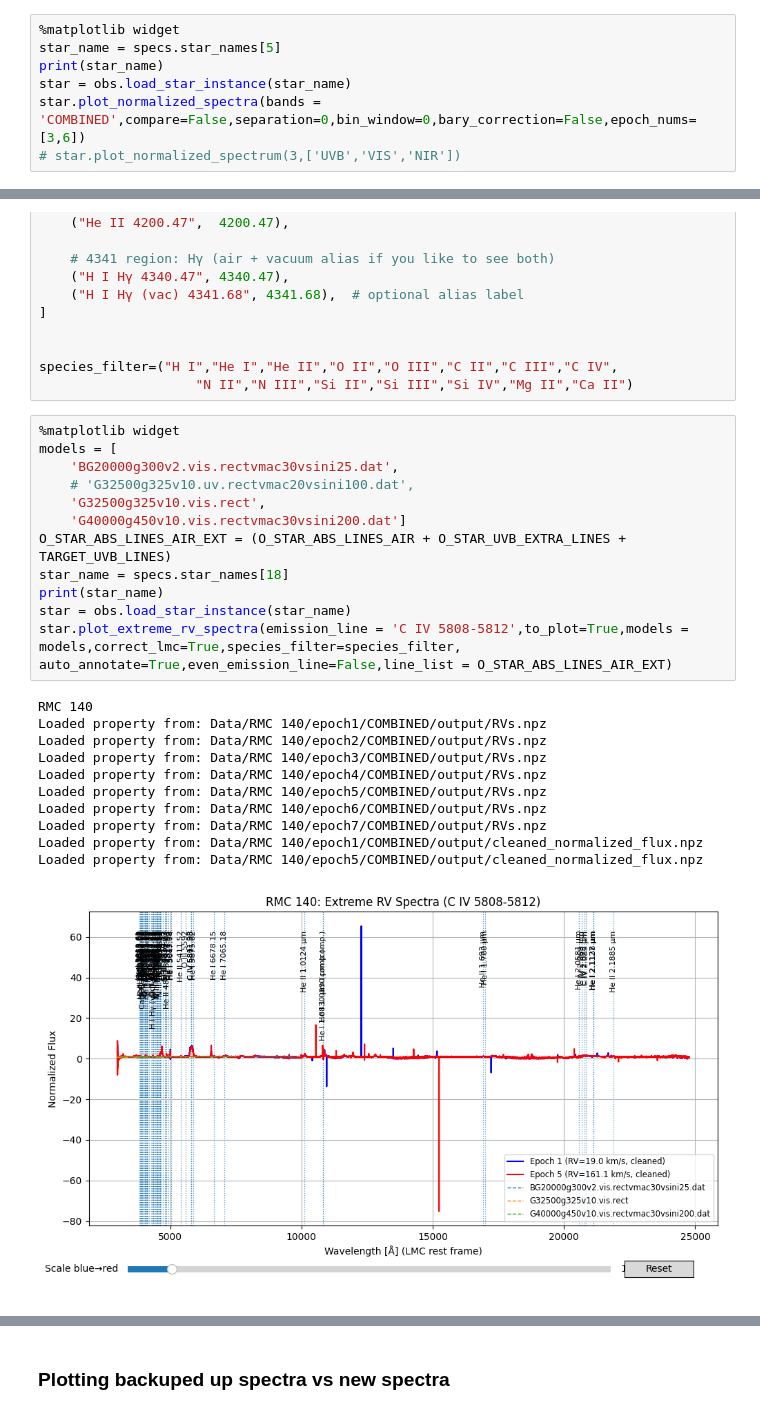
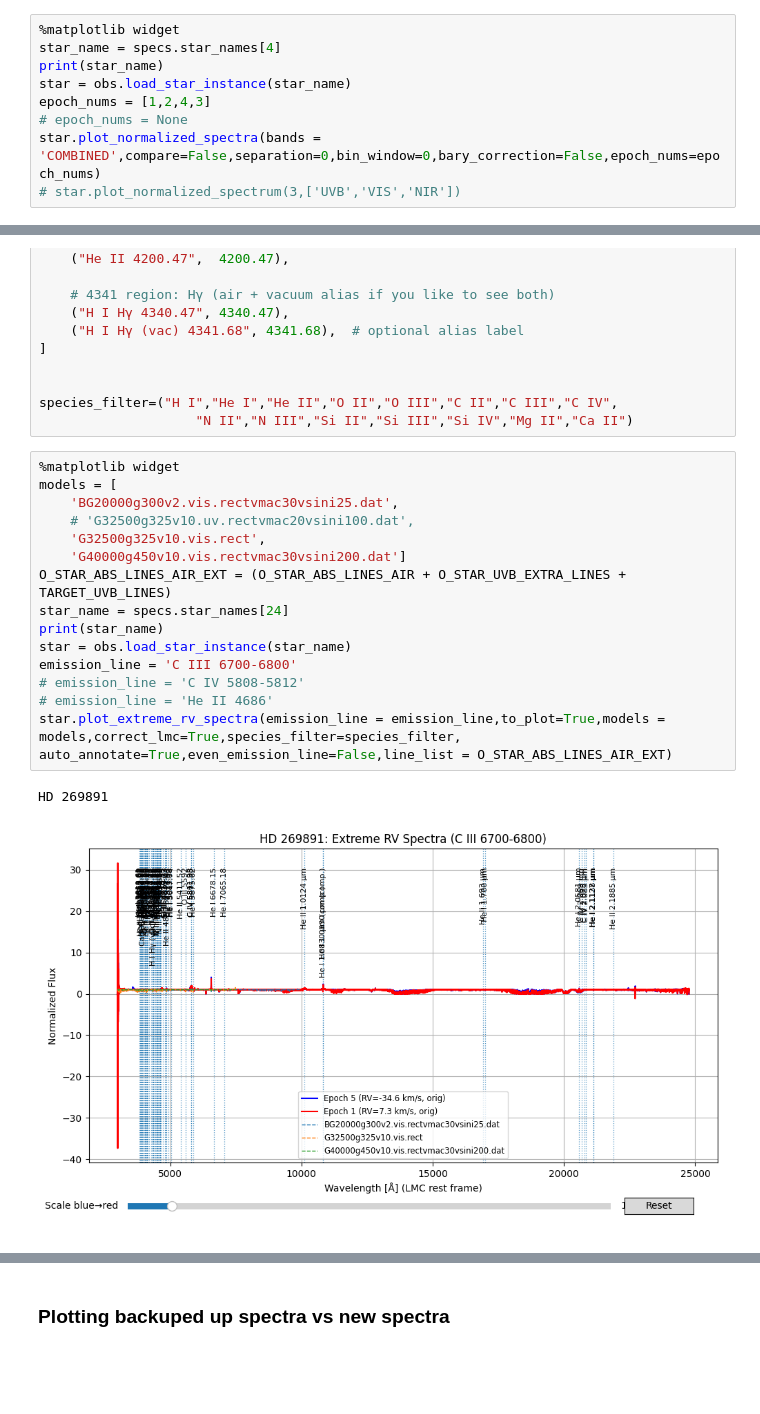
Before and after one commit to Guy-Shtainer/Thesis-codes, a Jupyter notebook: Plots.ipynb, the cells around one changed output, grey strips where cells are left out. Drawn from its saved outputs; the diff is of its cells as text; blank space fills up the shorter version.

```diff
--- a/Plots.ipynb
+++ b/Plots.ipynb
@@ -62,9 +80,11 @@ matplotlib.get_backend()
 'widget'
 # %%
 %matplotlib widget
-star_name = specs.star_names[5]
+star_name = specs.star_names[4]
 print(star_name)
 star = obs.load_star_instance(star_name)
-star.plot_normalized_spectra(bands = 'COMBINED',compare=False,separation=0,bin_window=0,bary_correction=False,epoch_nums=[3,6])
+epoch_nums = [1,2,4,3]
+# epoch_nums = None
+star.plot_normalized_spectra(bands = 'COMBINED',compare=False,separation=0,bin_window=0,bary_correction=False,epoch_nums=epoch_nums)
 # star.plot_normalized_spectrum(3,['UVB','VIS','NIR'])
 # %% [output]
@@ -343,24 +360,18 @@ species_filter=("H I","He I","He II","O II","O III","C II","C III","C IV",
 # %%
 %matplotlib widget
 models = [
     'BG20000g300v2.vis.rectvmac30vsini25.dat',
     # 'G32500g325v10.uv.rectvmac20vsini100.dat',
     'G32500g325v10.vis.rect',
     'G40000g450v10.vis.rectvmac30vsini200.dat']
 O_STAR_ABS_LINES_AIR_EXT = (O_STAR_ABS_LINES_AIR + O_STAR_UVB_EXTRA_LINES + TARGET_UVB_LINES)
-star_name = specs.star_names[18]
+star_name = specs.star_names[24]
 print(star_name)
 star = obs.load_star_instance(star_name)
-star.plot_extreme_rv_spectra(emission_line = 'C IV 5808-5812',to_plot=True,models = models,correct_lmc=True,species_filter=species_filter, auto_annotate=True,even_emission_line=False,line_list = O_STAR_ABS_LINES_AIR_EXT)
+emission_line = 'C III 6700-6800'
+# emission_line = 'C IV 5808-5812'
+# emission_line = 'He II 4686'
+star.plot_extreme_rv_spectra(emission_line = emission_line,to_plot=True,models = models,correct_lmc=True,species_filter=species_filter, auto_annotate=True,even_emission_line=False,line_list = O_STAR_ABS_LINES_AIR_EXT)
 # %% [output]
-RMC 140
-Loaded property from: Data/RMC 140/epoch1/COMBINED/output/RVs.npz
-Loaded property from: Data/RMC 140/epoch2/COMBINED/output/RVs.npz
-Loaded property from: Data/RMC 140/epoch3/COMBINED/output/RVs.npz
-Loaded property from: Data/RMC 140/epoch4/COMBINED/output/RVs.npz
-Loaded property from: Data/RMC 140/epoch5/COMBINED/output/RVs.npz
-Loaded property from: Data/RMC 140/epoch6/COMBINED/output/RVs.npz
-Loaded property from: Data/RMC 140/epoch7/COMBINED/output/RVs.npz
-Loaded property from: Data/RMC 140/epoch1/COMBINED/output/cleaned_normalized_flux.npz
-Loaded property from: Data/RMC 140/epoch5/COMBINED/output/cleaned_normalized_flux.npz
+HD 269891
-[figure, old version]
+[figure, new version]
```
Also changed, not shown: parts of 3 cells of this notebook, 9 other files.
